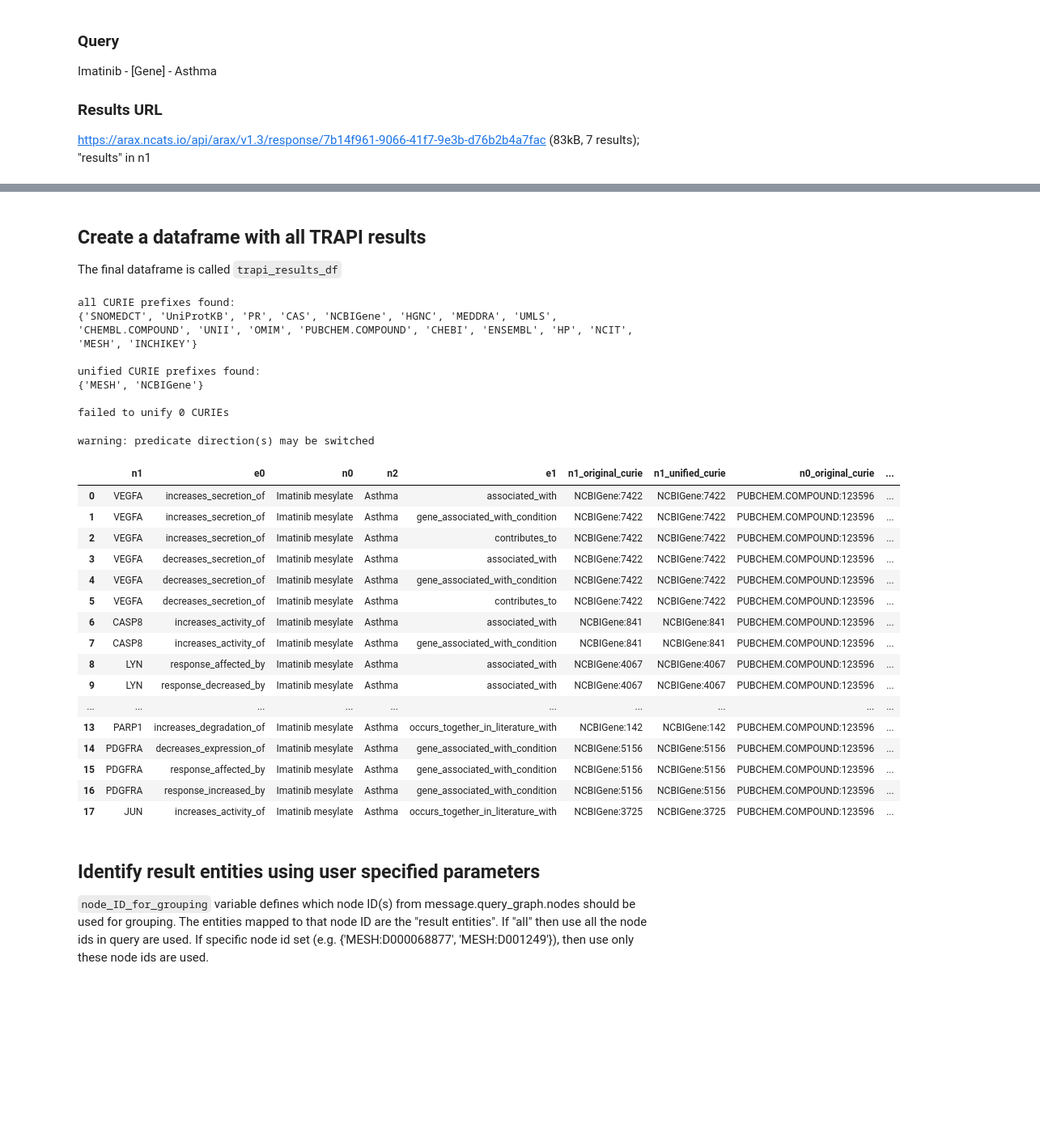
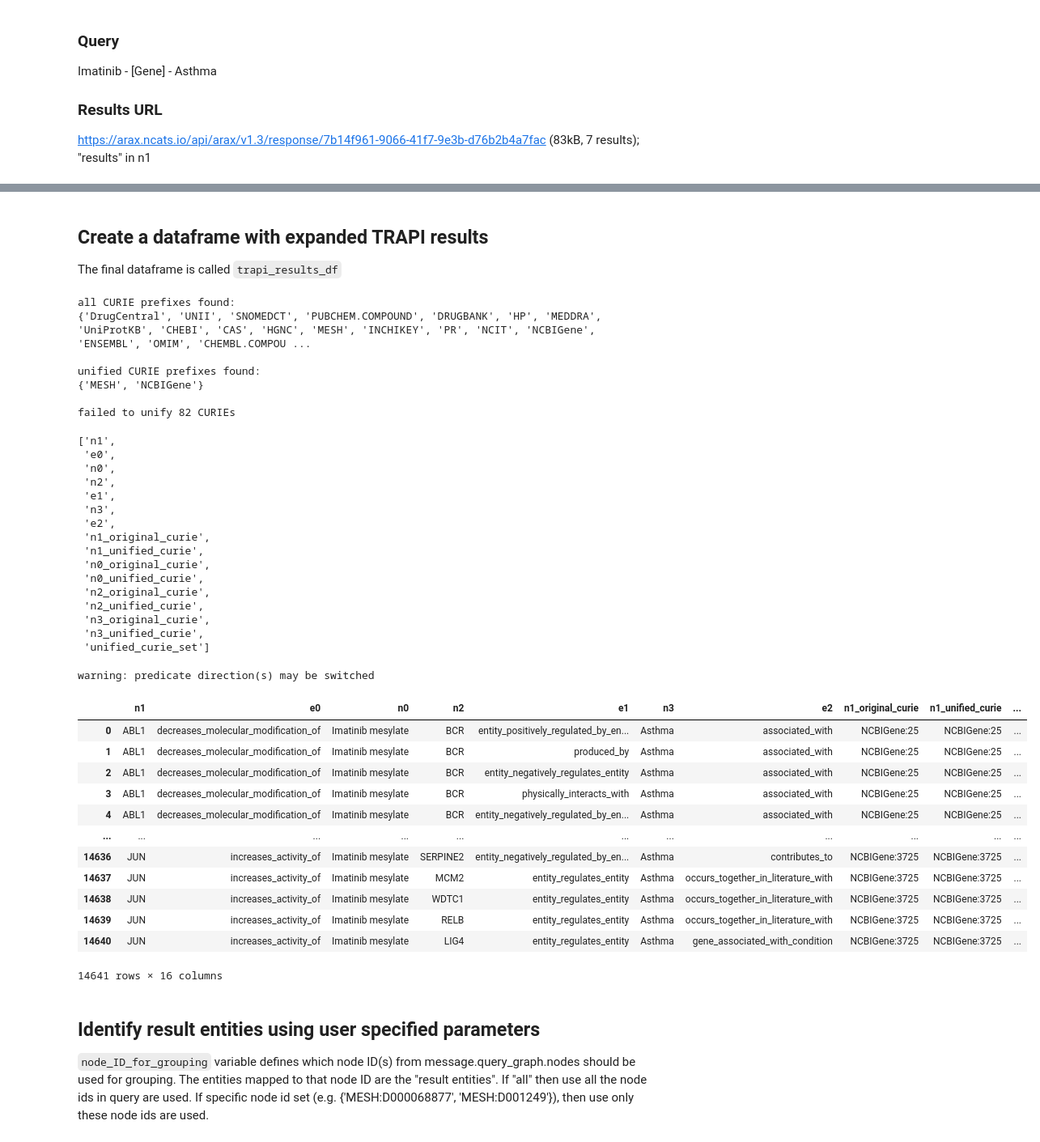
Before and after one commit to wikipathways/BioThings_Explorer_PFOCR_clustering, a Jupyter notebook: bte_clustering_AA.ipynb, the cells around one changed output, grey strips where cells are left out. Shown at 81% size. Drawn from its saved outputs; the diff is of its cells as text; code cells hidden in the pictures; blank space fills up the shorter version.

````diff
--- a/bte_clustering_AA.ipynb
+++ b/bte_clustering_AA.ipynb
@@ -46,11 +66,15 @@ Imatinib - [Gene] - Asthma
 https://arax.ncats.io/api/arax/v1.3/response/7b14f961-9066-41f7-9e3b-d76b2b4a7fac (83kB, 7 results); "results" in n1
 # %%
 # store the URL in url as parameter for urlopen
-trapi_results_url = "https://arax.ncats.io/api/arax/v1.3/response/7b14f961-9066-41f7-9e3b-d76b2b4a7fac"
+#trapi_results_url = "https://arax.ncats.io/api/arax/v1.3/response/7b14f961-9066-41f7-9e3b-d76b2b4a7fac" #7 results
+trapi_results_url = "https://arax.ncats.io/api/arax/v1.3/response/49d80ecb-7fd9-4ee6-a642-6d7994903f04" #2862 results
 
 # storing the JSON response from url
 with urlopen(trapi_results_url) as url:
-    trapi_results = json.load(url)
+    trapi_results_json = json.load(url)
 
-# get the TRAPI results and knowledge graph from the jason response
-trapi_message = trapi_results['message']
+# get the TRAPI results and knowledge graph from the json response
+trapi_message = trapi_results_json['message']
+trapi_results = trapi_message["results"]
+trapi_results_collapsed_df = pd.json_normalize(trapi_results)
+trapi_results_collapsed_df
@@ -57,5 +95,5 @@ trapi_message = trapi_results['message']
 # %% [markdown]
-## Create a dataframe with all TRAPI results
+## Create a dataframe with expanded TRAPI results
 
 The final dataframe is called ```trapi_results_df```
 # %%
@@ -155,13 +193,14 @@ print("")
 print(f"failed to unify {len(unification_failed_curies)} CURIEs")
 # %% [output]
 all CURIE prefixes found:
-{'SNOMEDCT', 'UniProtKB', 'PR', 'CAS', 'NCBIGene', 'HGNC', 'MEDDRA', 'UMLS', 'CHEMBL.COMPOUND', 'UNII', 'OMIM', 'PUBCHEM.COMPOUND', 'CHEBI', 'ENSEMBL', 'HP', 'NCIT', 'MESH', 'INCHIKEY'}
+{'DrugCentral', 'UNII', 'SNOMEDCT', 'PUBCHEM.COMPOUND', 'DRUGBANK', 'HP', 'MEDDRA', 'UniProtKB', 'CHEBI', 'CAS', 'HGNC', 'MESH', 'INCHIKEY', 'PR', 'NCIT', 'NCBIGene', 'ENSEMBL', 'OMIM', 'CHEMBL.COMPOU ...
 
 unified CURIE prefixes found:
 {'MESH', 'NCBIGene'}
 
-failed to unify 0 CURIEs
+failed to unify 82 CURIEs
 # %%
+#preparing dataframe columns
 columns = []
 q_node_id_keys = set(["object", "subject"])
 q_node_ids = []
@@ -199,11 +238,31 @@ for i in range(len(q_node_ids)):
 unified_curie_columns = []
 for q_node_id in q_node_ids:
     unified_curie_columns.append(f"{q_node_id}_unified_curie")
+
+columns
+# %% [output]
+['n1',
+ 'e0',
+ 'n0',
+ 'n2',
+ 'e1',
+ 'n3',
+ 'e2',
+ 'n1_original_curie',
+ 'n1_unified_curie',
+ 'n0_original_curie',
+ 'n0_unified_curie',
+ 'n2_original_curie',
+ 'n2_unified_curie',
+ 'n3_original_curie',
+ 'n3_unified_curie',
+ 'unified_curie_set']
 # %%
-trapi_results = trapi_message["results"]
+#fill-in edge information from the knowledge graph
 
-#side exporation
-#additonal edge information from the knowledge graph might be explored for filtering later
+#might be useful to explore later for filtering strategie, e.g., ignore certain edge types?
+#or might be unnecessary?
+
 result_row_data = []
 for trapi_result in trapi_results:
     curie_to_qnode_ids = dict()
@@ -241,50 +300,49 @@ for trapi_result in trapi_results:
                     row_data_template[qnode_id] = name
 
                     trapi_result_curie_set.add(unified_curie)
                     row_data_template[qnode_id + "_original_curie"] = curie
                     row_data_template[qnode_id + "_unified_curie"] = unified_curie
 
     if len(trapi_result_curie_set) != len(q_node_ids):
         #print(f'skipping {list(curie_to_qnode_ids.keys())}')
         continue
 
     row_data_template["unified_curie_set"] = trapi_result_curie_set
     q_edge_ids_processed = set()
     row_datas = [row_data_template]
     for q_edge_id,predicates in q_edge_id_to_predicates.items():
         next_row_datas = []
         for row_data in row_datas:
             for predicate in predicates:
                 next_row_data = deepcopy(row_data)
                 next_row_data[q_edge_id] = predicate
                 next_row_datas.append(
                     next_row_data
                 )
         row_datas = next_row_datas
     result_row_data += row_datas
 
 print("warning: predicate direction(s) may be switched")
 trapi_results_df = pd.DataFrame.from_records(result_row_data, columns=columns)
+trapi_results_collapsed_df = trapi_results_df.drop(columns=['e0', 'e1']).drop_duplicates(subset=['n1', 'n0', 'n2'])
+
 trapi_results_df
+#trapi_results_collapsed_df
 # %% [output]
 warning: predicate direction(s) may be switched
-|  | n1 | e0 | n0 | n2 | e1 | n1_original_curie | n1_unified_curie | n0_original_curie | ... |
-| 0 | VEGFA | increases_secretion_of | Imatinib mesylate | Asthma | associated_with | NCBIGene:7422 | NCBIGene:7422 | PUBCHEM.COMPOUND:123596 | ... |
-| 1 | VEGFA | increases_secretion_of | Imatinib mesylate | Asthma | gene_associated_with_condition | NCBIGene:7422 | NCBIGene:7422 | PUBCHEM.COMPOUND:123596 | ... |
-| 2 | VEGFA | increases_secretion_of | Imatinib mesylate | Asthma | contributes_to | NCBIGene:7422 | NCBIGene:7422 | PUBCHEM.COMPOUND:123596 | ... |
-| 3 | VEGFA | decreases_secretion_of | Imatinib mesylate | Asthma | associated_with | NCBIGene:7422 | NCBIGene:7422 | PUBCHEM.COMPOUND:123596 | ... |
-| 4 | VEGFA | decreases_secretion_of | Imatinib mesylate | Asthma | gene_associated_with_condition | NCBIGene:7422 | NCBIGene:7422 | PUBCHEM.COMPOUND:123596 | ... |
-| 5 | VEGFA | decreases_secretion_of | Imatinib mesylate | Asthma | contributes_to | NCBIGene:7422 | NCBIGene:7422 | PUBCHEM.COMPOUND:123596 | ... |
-| 6 | CASP8 | increases_activity_of | Imatinib mesylate | Asthma | associated_with | NCBIGene:841 | NCBIGene:841 | PUBCHEM.COMPOUND:123596 | ... |
-| 7 | CASP8 | increases_activity_of | Imatinib mesylate | Asthma | gene_associated_with_condition | NCBIGene:841 | NCBIGene:841 | PUBCHEM.COMPOUND:123596 | ... |
-| 8 | LYN | response_affected_by | Imatinib mesylate | Asthma | associated_with | NCBIGene:4067 | NCBIGene:4067 | PUBCHEM.COMPOUND:123596 | ... |
-| 9 | LYN | response_decreased_by | Imatinib mesylate | Asthma | associated_with | NCBIGene:4067 | NCBIGene:4067 | PUBCHEM.COMPOUND:123596 | ... |
-| ... | ... | ... | ... | ... | ... | ... | ... | ... | ... |
-| 13 | PARP1 | increases_degradation_of | Imatinib mesylate | Asthma | occurs_together_in_literature_with | NCBIGene:142 | NCBIGene:142 | PUBCHEM.COMPOUND:123596 | ... |
-| 14 | PDGFRA | decreases_expression_of | Imatinib mesylate | Asthma | gene_associated_with_condition | NCBIGene:5156 | NCBIGene:5156 | PUBCHEM.COMPOUND:123596 | ... |
-| 15 | PDGFRA | response_affected_by | Imatinib mesylate | Asthma | gene_associated_with_condition | NCBIGene:5156 | NCBIGene:5156 | PUBCHEM.COMPOUND:123596 | ... |
-| 16 | PDGFRA | response_increased_by | Imatinib mesylate | Asthma | gene_associated_with_condition | NCBIGene:5156 | NCBIGene:5156 | PUBCHEM.COMPOUND:123596 | ... |
-| 17 | JUN | increases_activity_of | Imatinib mesylate | Asthma | occurs_together_in_literature_with | NCBIGene:3725 | NCBIGene:3725 | PUBCHEM.COMPOUND:123596 | ... |
+|  | n1 | e0 | n0 | n2 | e1 | n3 | e2 | n1_original_curie | n1_unified_curie | ... |
+| 0 | ABL1 | decreases_molecular_modification_of | Imatinib mesylate | BCR | entity_positively_regulated_by_en... | Asthma | associated_with | NCBIGene:25 | NCBIGene:25 | ... |
+| 1 | ABL1 | decreases_molecular_modification_of | Imatinib mesylate | BCR | produced_by | Asthma | associated_with | NCBIGene:25 | NCBIGene:25 | ... |
+| 2 | ABL1 | decreases_molecular_modification_of | Imatinib mesylate | BCR | entity_negatively_regulates_entity | Asthma | associated_with | NCBIGene:25 | NCBIGene:25 | ... |
+| 3 | ABL1 | decreases_molecular_modification_of | Imatinib mesylate | BCR | physically_interacts_with | Asthma | associated_with | NCBIGene:25 | NCBIGene:25 | ... |
+| 4 | ABL1 | decreases_molecular_modification_of | Imatinib mesylate | BCR | entity_negatively_regulated_by_en... | Asthma | associated_with | NCBIGene:25 | NCBIGene:25 | ... |
+| ... | ... | ... | ... | ... | ... | ... | ... | ... | ... | ... |
+| 14636 | JUN | increases_activity_of | Imatinib mesylate | SERPINE2 | entity_negatively_regulated_by_en... | Asthma | contributes_to | NCBIGene:3725 | NCBIGene:3725 | ... |
+| 14637 | JUN | increases_activity_of | Imatinib mesylate | MCM2 | entity_regulates_entity | Asthma | occurs_together_in_literature_with | NCBIGene:3725 | NCBIGene:3725 | ... |
+| 14638 | JUN | increases_activity_of | Imatinib mesylate | WDTC1 | entity_regulates_entity | Asthma | occurs_together_in_literature_with | NCBIGene:3725 | NCBIGene:3725 | ... |
+| 14639 | JUN | increases_activity_of | Imatinib mesylate | RELB | entity_regulates_entity | Asthma | occurs_together_in_literature_with | NCBIGene:3725 | NCBIGene:3725 | ... |
+| 14640 | JUN | increases_activity_of | Imatinib mesylate | LIG4 | entity_regulates_entity | Asthma | gene_associated_with_condition | NCBIGene:3725 | NCBIGene:3725 | ... |
+14641 rows × 16 columns
 # %% [markdown]
 ## Identify result entities using user specified parameters
 
````
Also changed, not shown: parts of 11 cells of this notebook.
